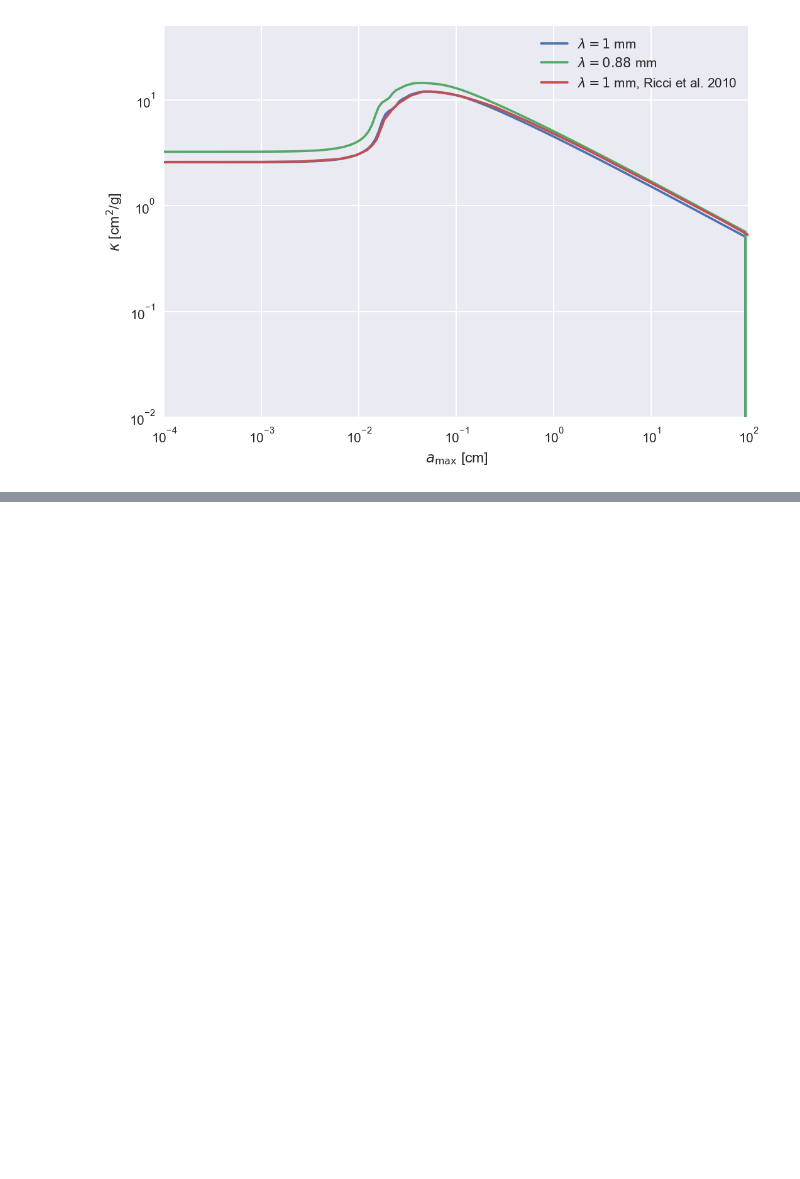
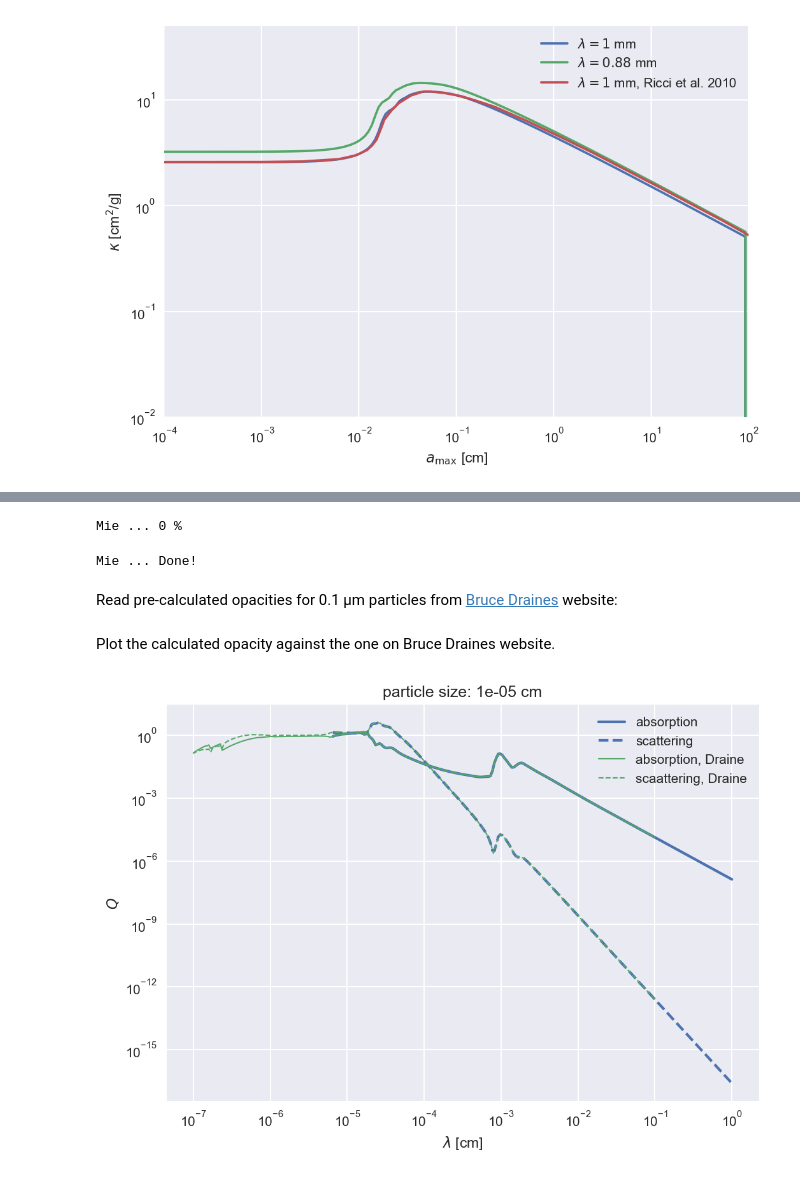
Before and after one commit to seanandrews/p484, a Jupyter notebook: projects/opacities/default_opacities.ipynb, the cells around one changed output, grey strips where cells are left out. Saved outputs shown, nothing was run; the diff lists cells and outputs as text; code cells hidden in the pictures; blank space fills up the shorter version.

```diff
--- a/projects/opacities/default_opacities.ipynb
+++ b/projects/opacities/default_opacities.ipynb
@@ -166,0 +198,45 @@ kappa_abs @ 0.88 mm for a_max = 1mm : 12.9 cm^2/g
+# %%
+a = np.logspace(-5, 2, 150)
+lam = np.logspace(np.log10(6.5e-6), 0, 206)
+
+# draine optical constants go only until 1mm, so we extrapolate
+
+dc = opacity.diel_dl84_astrosil()
+dc.extrapolate_constants_up(4e-2, 1e0, kind='linear')
+
+res = opacity.get_mie_coefficients(a, lam, dc, extrapolate_large_grains=False)
+# %% [output]
+Mie ... 0 %
+Mie ... Done!
+# %% [markdown]
+Read pre-calculated opacities for 0.1 µm particles from [Bruce Draines](https://www.astro.princeton.edu/~draine/dust/dust.diel.html) website:
+# %%
+from urllib.request import urlopen
+with urlopen('ftp://ftp.astro.princeton.edu/draine/dust/diel/Sil_21') as f:
+
+    # skip to the right particle size
+
+    line = b''
+    while not f.readline().decode().startswith('1.000E-01 = radius(micron)'):
+        pass
+    line = f.readline()
+
+    # read the right number of lines
+
+    draine = np.loadtxt([f.readline() for i in range(241)])
+# %% [markdown]
+Plot the calculated opacity against the one on Bruce Draines website.
+# %%
+ia = 0
+f, ax = plt.subplots()
+line1, = ax.loglog(lam, res['q_abs'][ia, :], '-',      lw=2, label='absorption')
+line2, = ax.loglog(lam, res['q_sca'][ia, :], '--',     lw=2, label='scattering', c=line1.get_color())
+line3, = ax.loglog(draine[:,0]*1e-4, draine[:,1], '-', lw=1, label='absorption, Draine')
+line4, = ax.loglog(draine[:,0]*1e-4, draine[:,2], '--',lw=1, label='scaattering, Draine', c=line3.get_color())
+
+ax.set_title(f'particle size: {a[ia]} cm')
+ax.set_ylabel('$Q$')
+ax.set_xlabel('$\lambda$ [cm]')
+ax.legend();
+# %% [output]
+[figure, added]
```
Also changed, not shown: parts of 35 cells of this notebook, 2 other files.
